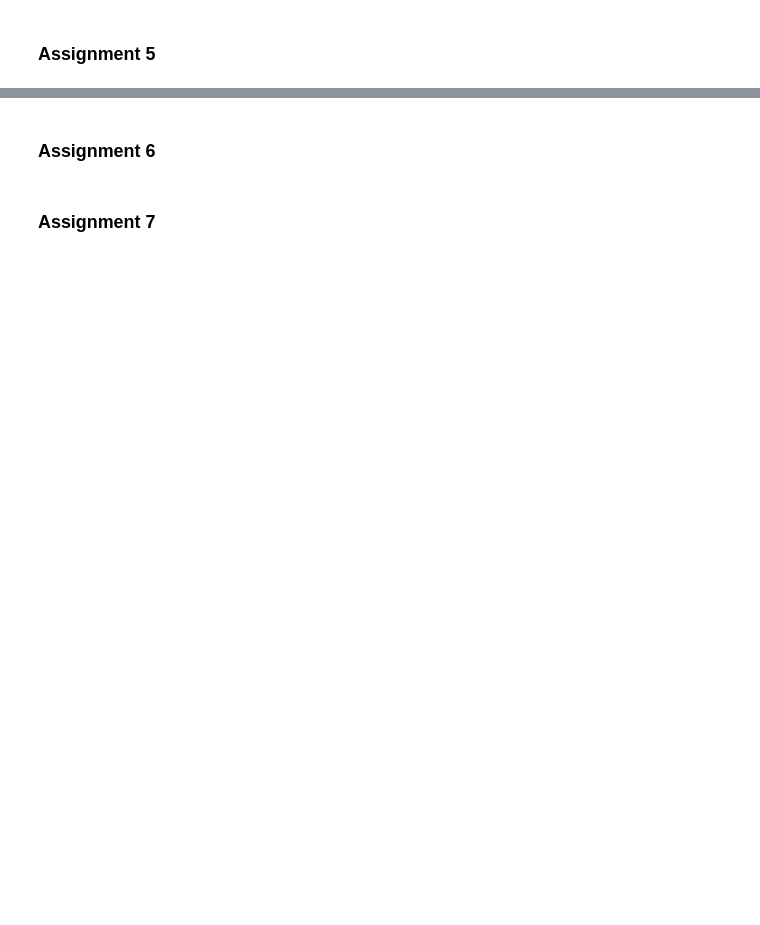
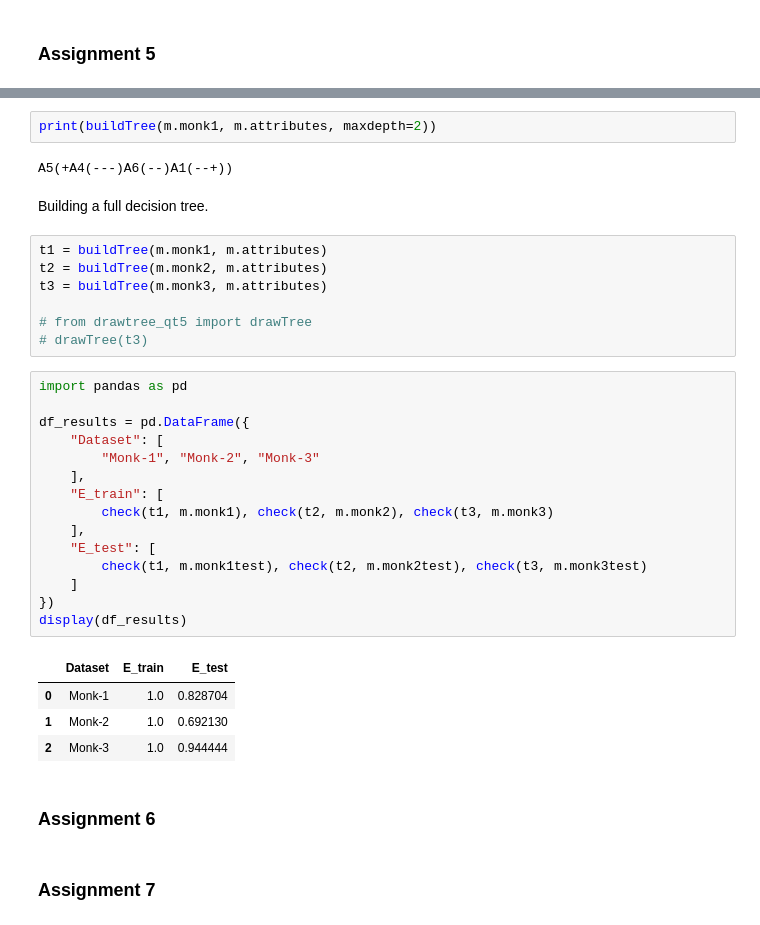
Before and after one commit to nathanansel28/DD2421, a Jupyter notebook: lab1/main.ipynb, the cells around one changed output, grey strips where cells are left out. Drawn from its saved outputs; the diff is of its cells as text; blank space fills up the shorter version.

```diff
--- a/lab1/main.ipynb
+++ b/lab1/main.ipynb
@@ -106,3 +205,36 @@ from dtree import select
+# %%
+print(buildTree(m.monk1, m.attributes, maxdepth=2))
+# %% [output]
+A5(+A4(---)A6(--)A1(--+))
+# %% [markdown]
+Building a full decision tree.
+# %%
+t1 = buildTree(m.monk1, m.attributes)
+t2 = buildTree(m.monk2, m.attributes)
+t3 = buildTree(m.monk3, m.attributes)
+
+# from drawtree_qt5 import drawTree
+# drawTree(t3)
+# %%
+import pandas as pd
+
+df_results = pd.DataFrame({
+    "Dataset": [
+        "Monk-1", "Monk-2", "Monk-3"
+    ],
+    "E_train": [
+        check(t1, m.monk1), check(t2, m.monk2), check(t3, m.monk3)
+    ],
+    "E_test": [
+        check(t1, m.monk1test), check(t2, m.monk2test), check(t3, m.monk3test)
+    ]
+})
+display(df_results)
+# %% [output]
+|  | Dataset | E_train | E_test |
+| 0 | Monk-1 | 1.0 | 0.828704 |
+| 1 | Monk-2 | 1.0 | 0.692130 |
+| 2 | Monk-3 | 1.0 | 0.944444 |
 # %% [markdown]
 ### Assignment 6
 # %% [markdown]
```
Also changed, not shown: parts of 12 cells of this notebook.
